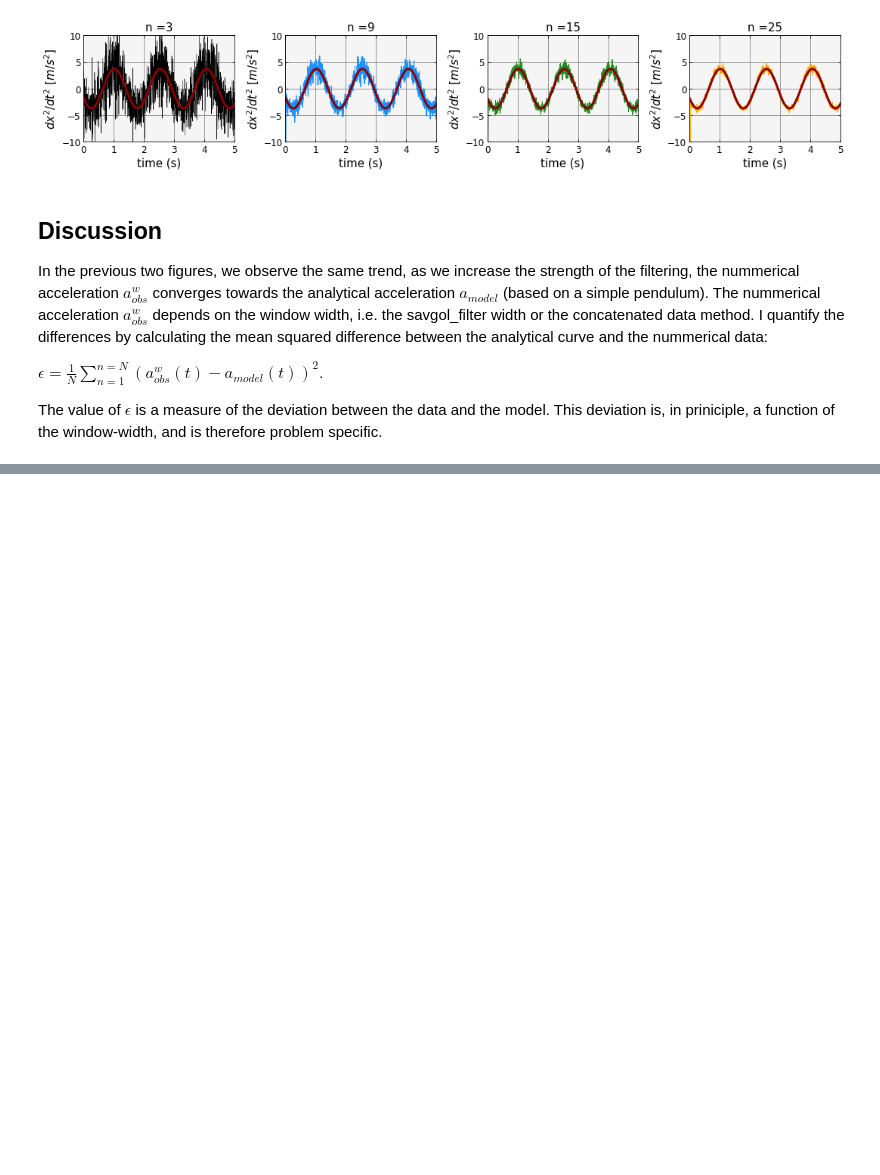
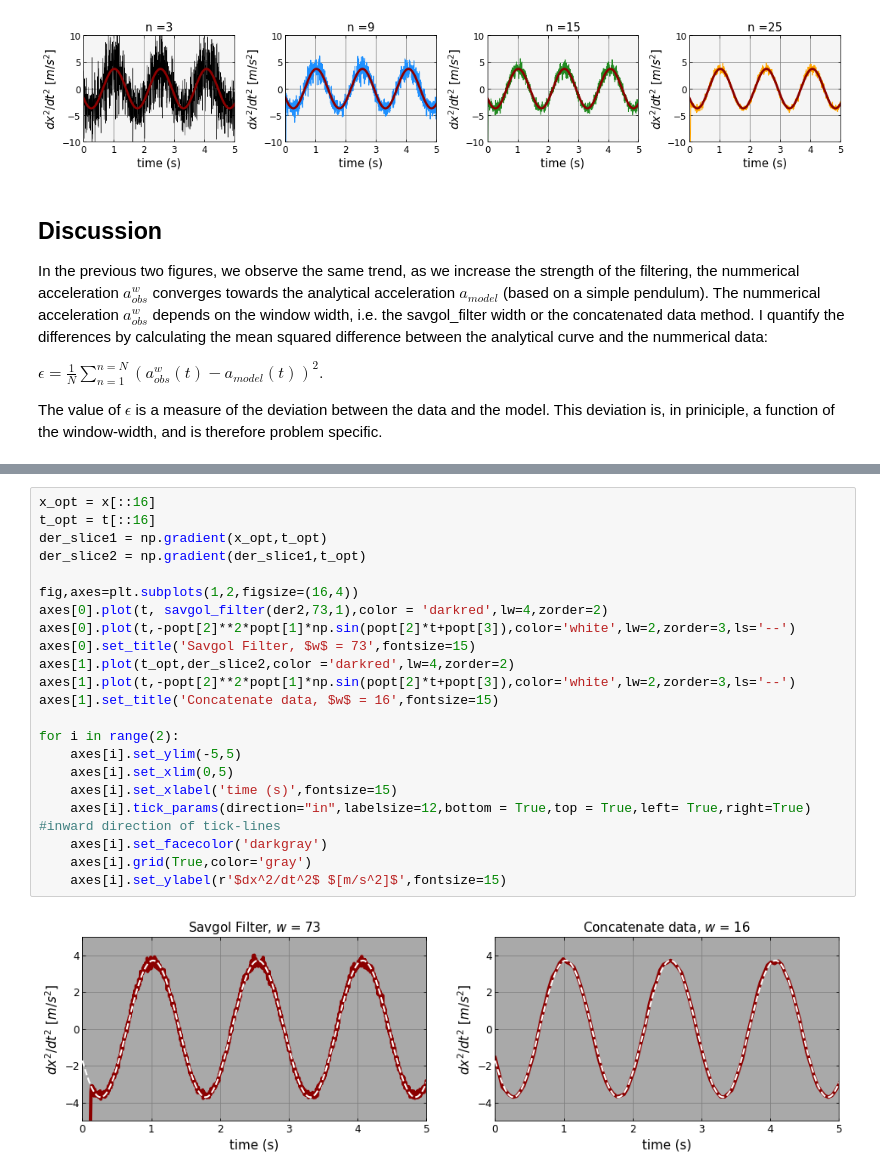
Before and after one commit to JBusink/Ndiff, a Jupyter notebook: code/Notebook_Pendulum.ipynb, the cells around one changed output, grey strips where cells are left out. Cells and saved outputs as stored; diff of their text form; blank space fills up the shorter version.

```diff
--- a/code/Notebook.ipynb
+++ b/code/Notebook_Pendulum.ipynb
@@ -281,0 +291,24 @@ plt.show()
+# %%
+x_opt = x[::16]
+t_opt = t[::16]
+der_slice1 = np.gradient(x_opt,t_opt)
+der_slice2 = np.gradient(der_slice1,t_opt)
+
+fig,axes=plt.subplots(1,2,figsize=(16,4))
+axes[0].plot(t, savgol_filter(der2,73,1),color = 'darkred',lw=4,zorder=2)
+axes[0].plot(t,-popt[2]**2*popt[1]*np.sin(popt[2]*t+popt[3]),color='white',lw=2,zorder=3,ls='--')
+axes[0].set_title('Savgol Filter, $w$ = 73',fontsize=15)
+axes[1].plot(t_opt,der_slice2,color ='darkred',lw=4,zorder=2)
+axes[1].plot(t,-popt[2]**2*popt[1]*np.sin(popt[2]*t+popt[3]),color='white',lw=2,zorder=3,ls='--')
+axes[1].set_title('Concatenate data, $w$ = 16',fontsize=15)
+
+for i in range(2):
+    axes[i].set_ylim(-5,5)
+    axes[i].set_xlim(0,5)
+    axes[i].set_xlabel('time (s)',fontsize=15)
+    axes[i].tick_params(direction="in",labelsize=12,bottom = True,top = True,left= True,right=True) #inward direction of tick-lines
+    axes[i].set_facecolor('darkgray')
+    axes[i].grid(True,color='gray')
+    axes[i].set_ylabel(r'$dx^2/dt^2$ $[m/s^2]$',fontsize=15)
+# %% [output]
+[figure, added]
```
Also changed, not shown: parts of 2 cells of this notebook, 1 other file.
